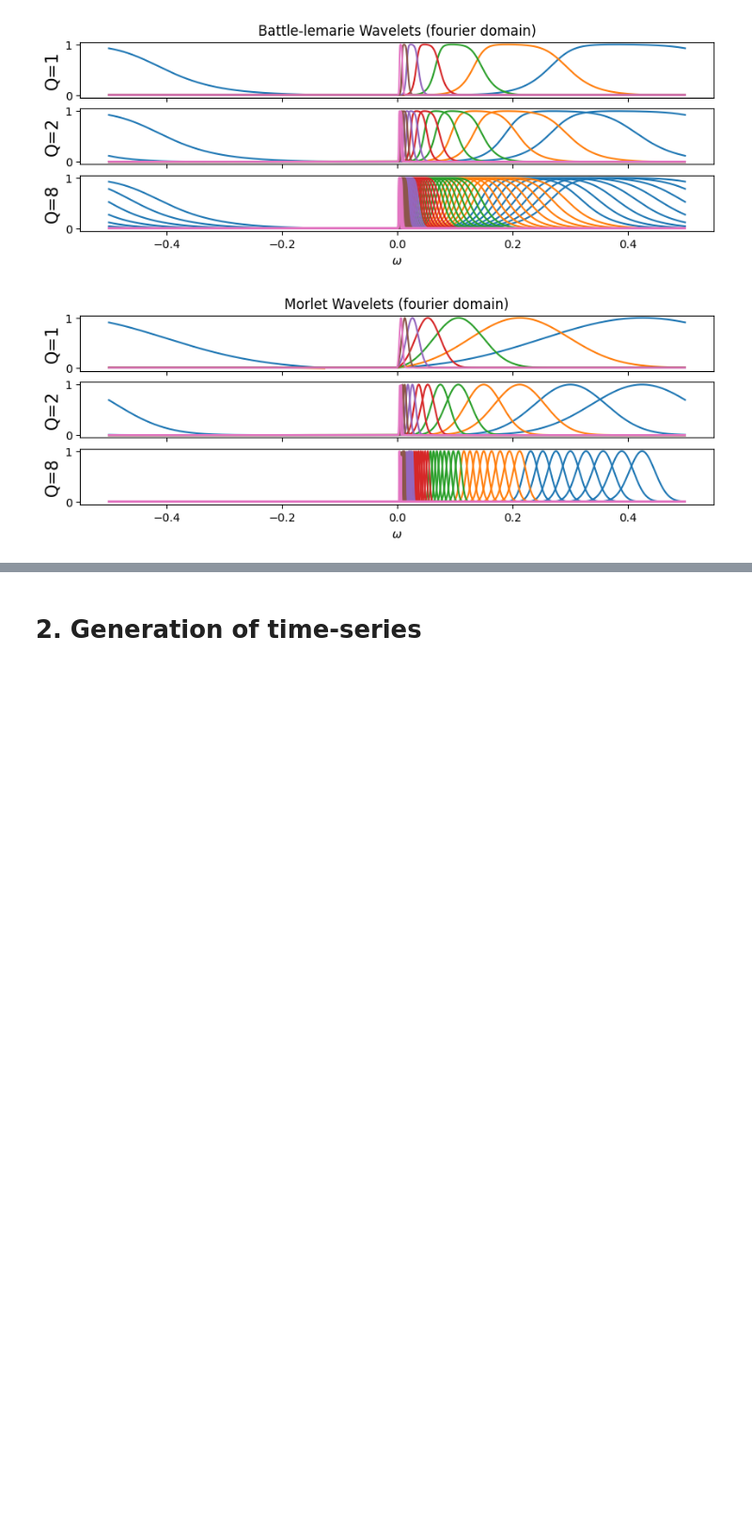
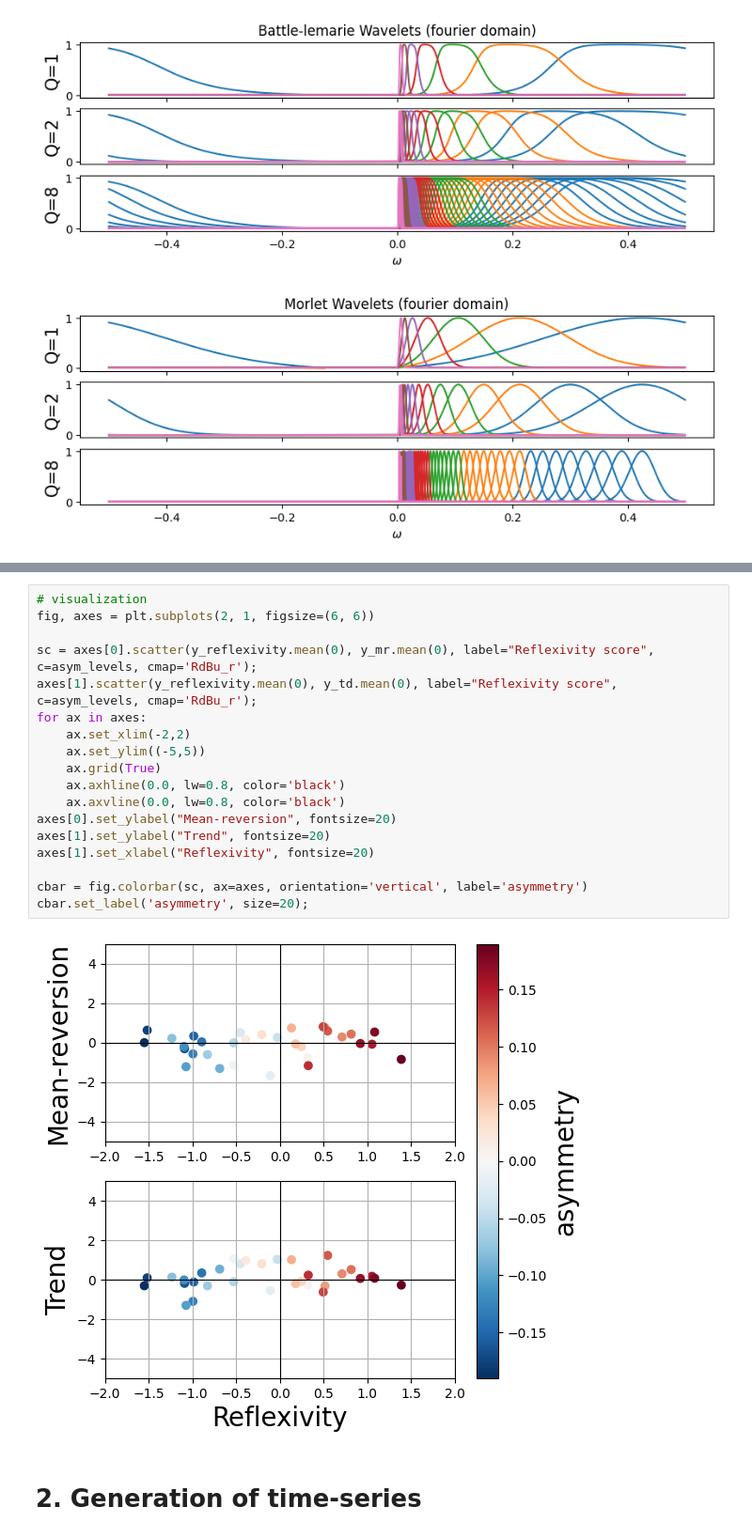
Before and after one commit to RudyMorel/scattering_spectra, a Jupyter notebook: tutorial.ipynb, the cells around one changed output, grey strips where cells are left out. Shown at 94% size. Drawn from its saved outputs; the diff is of its cells as text; blank space fills up the shorter version.

```diff
--- a/tutorial.ipynb
+++ b/tutorial.ipynb
@@ -627,3 +700,23 @@ y_td = compute_td_score(x_jumps)
+# %%
+# visualization
+fig, axes = plt.subplots(2, 1, figsize=(6, 6))
+
+sc = axes[0].scatter(y_reflexivity.mean(0), y_mr.mean(0), label="Reflexivity score", c=asym_levels, cmap='RdBu_r');
+axes[1].scatter(y_reflexivity.mean(0), y_td.mean(0), label="Reflexivity score", c=asym_levels, cmap='RdBu_r');
+for ax in axes:
+    ax.set_xlim(-2,2)
+    ax.set_ylim((-5,5))
+    ax.grid(True)
+    ax.axhline(0.0, lw=0.8, color='black')
+    ax.axvline(0.0, lw=0.8, color='black')
+axes[0].set_ylabel("Mean-reversion", fontsize=20)
+axes[1].set_ylabel("Trend", fontsize=20)
+axes[1].set_xlabel("Reflexivity", fontsize=20)
+
+cbar = fig.colorbar(sc, ax=axes, orientation='vertical', label='asymmetry')
+cbar.set_label('asymmetry', size=20);
+# %% [output]
+[figure, added]
 # %% [markdown]
 # 2. Generation of time-series
 # %% [markdown]
```
Also changed, not shown: parts of 10 cells of this notebook.
